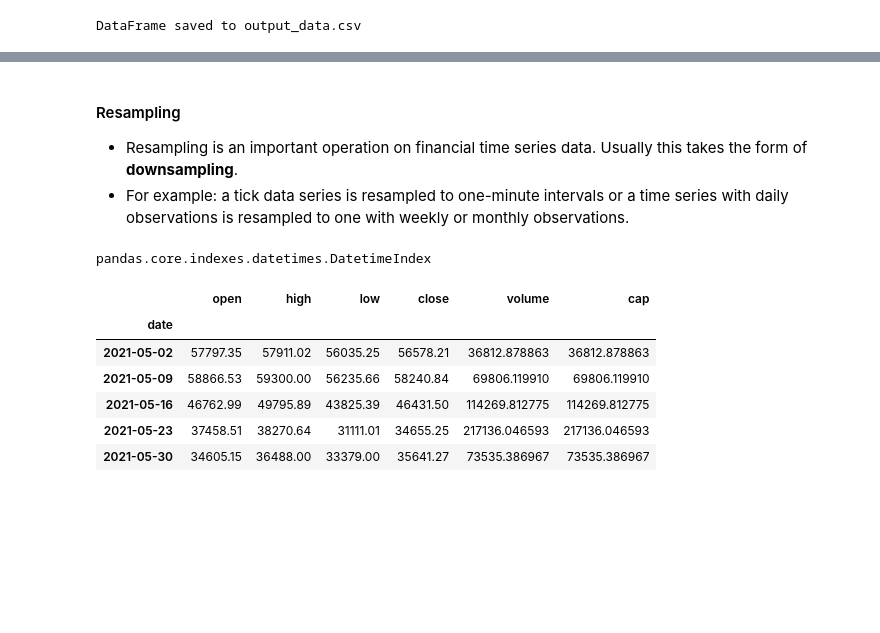
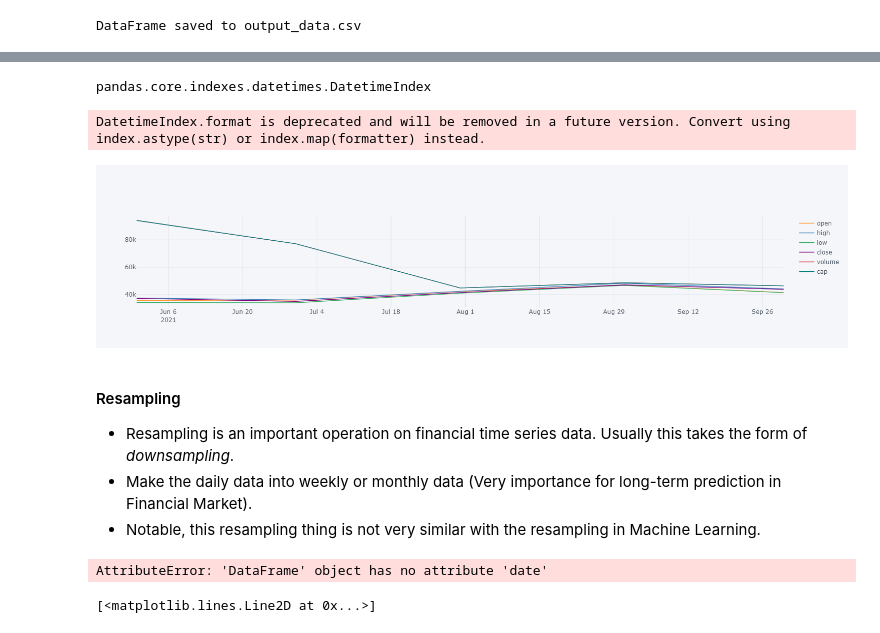
Before and after one commit to quangtiennnn/cryptoprediction, a Jupyter notebook: Untitled.ipynb, the cells around one changed output, grey strips where cells are left out. Drawn from its saved outputs; the diff is of its cells as text; code cells hidden in the pictures; blank space fills up the shorter version.

Commit message:
Congratulation to meee!! I already understand the  plotly things.

```diff
--- a/Untitled.ipynb
+++ b/Untitled.ipynb
@@ -76,22 +107,38 @@ data.describe().round(2).T
+# %%
+# a = np.random.standard_normal((250, 5)).cumsum(axis=0)
+# index = pd.date_range('2019-1-1', freq='B', periods=len(a))
+# df = pd.DataFrame(100 + 5 * a, columns=list('abcde'), index=index.astype(str))
+# df.head()
+#Turn series into datetimes series.
+df.date = pd.to_datetime(df.date)
+df.set_index('date', inplace=True)
+type(df.index)
+# %% [output]
+pandas.core.indexes.datetimes.DatetimeIndex
+# %%
+plyo.iplot(test_df.iplot(asFigure=True), image='png', filename='ply_01' )
+# %% [output]
+DatetimeIndex.format is deprecated and will be removed in a future version. Convert using index.astype(str) or index.map(formatter) instead.
+[figure, added]
 # %% [markdown]
 #### Resampling
 
-- Resampling is an important operation on financial time series data. Usually this takes the form of **downsampling**.
-- For example: a tick data series is resampled to one-minute intervals or a time series with daily observations is resampled to one with weekly or monthly observations.
+- Resampling is an important operation on financial time series data. Usually this takes the form of *downsampling*.
+- Make the daily data into weekly or monthly data (Very importance for long-term prediction in Financial Market).
+- Notable, this resampling thing is not very similar with the resampling in Machine Learning.
 # %%
-data.date = pd.to_datetime(data.date)
-data.set_index('date', inplace=True)
+#Turn series into datetimes series.
+df.date = pd.to_datetime(df.date)
+df.set_index('date', inplace=True)
+type(df.index)
+# %% [output]
+AttributeError: 'DataFrame' object has no attribute 'date'
-# %%
-type(data.index)
-# %% [output]
-pandas.core.indexes.datetimes.DatetimeIndex
 # %%
-data.resample('1w', label='right').last().head()
+#ME - Monthly
+#W - Weekly
+test_df = df.resample('ME', label='right').last().head()
-# %% [output]
-|  | open | high | low | close | volume | cap |
-| date |  |  |  |  |  |  |
-| 2021-05-02 | 57797.35 | 57911.02 | 56035.25 | 56578.21 | 36812.878863 | 36812.878863 |
-| 2021-05-09 | 58866.53 | 59300.00 | 56235.66 | 58240.84 | 69806.119910 | 69806.119910 |
-| 2021-05-16 | 46762.99 | 49795.89 | 43825.39 | 46431.50 | 114269.812775 | 114269.812775 |
-| 2021-05-23 | 37458.51 | 38270.64 | 31111.01 | 34655.25 | 217136.046593 | 217136.046593 |
-| 2021-05-30 | 34605.15 | 36488.00 | 33379.00 | 35641.27 | 73535.386967 | 73535.386967 |
+# %%
+y = df.resample('ME', label='right').open
+# plt.plot(y.cumsum())
+# %% [output]
+[<matplotlib.lines.Line2D at 0x...>]
```
Also changed, not shown: parts of 12 cells of this notebook, 5 other files.
